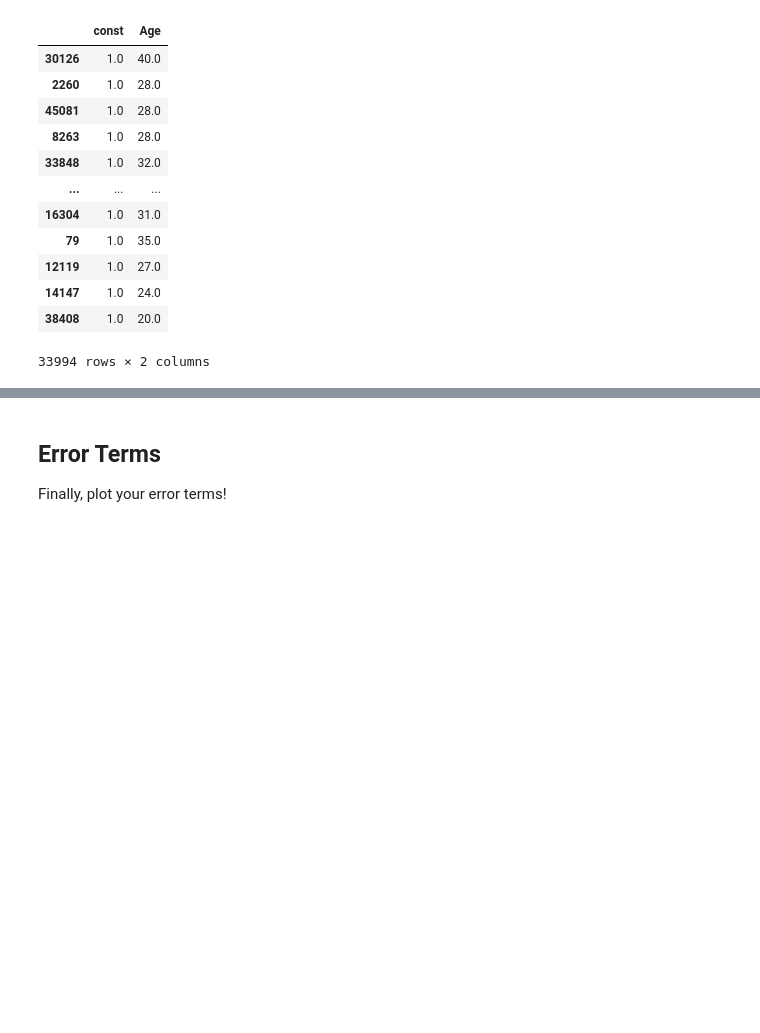
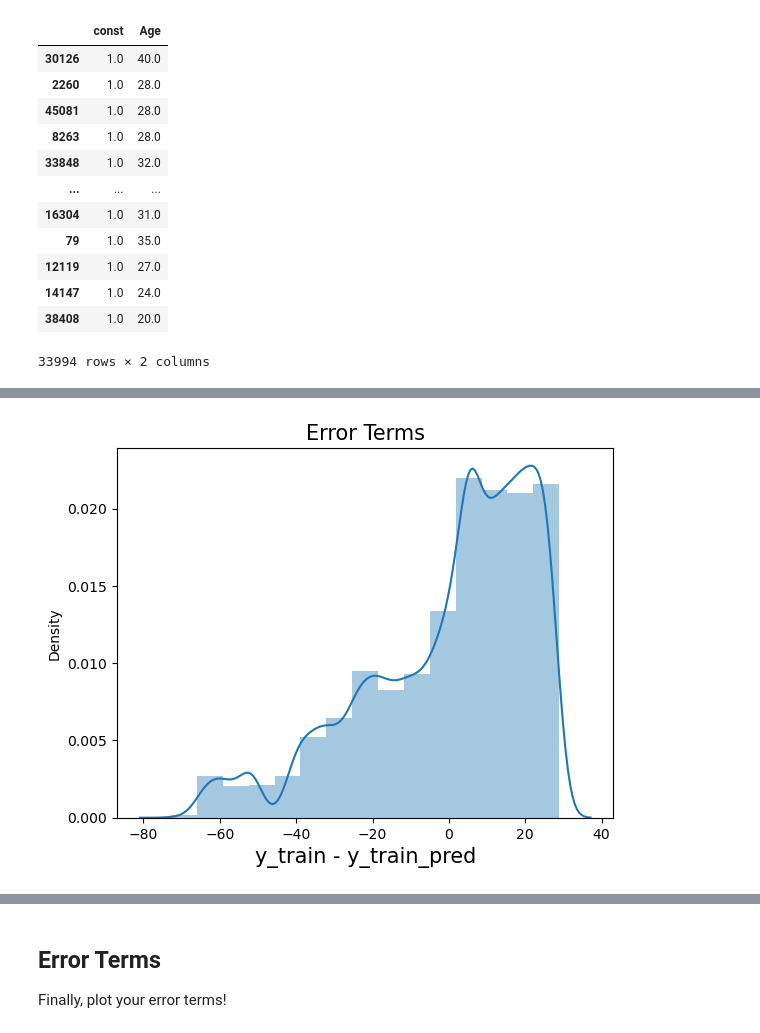
Before and after one commit to ponchitra90/checkpoint-five, a Jupyter notebook: checkpoint-five.ipynb, the cells around one changed output, grey strips where cells are left out. Drawn from its saved outputs; the diff is of its cells as text; code cells hidden in the pictures; blank space fills up the shorter version.

```diff
--- a/checkpoint-five.ipynb
+++ b/checkpoint-five.ipynb
@@ -163,0 +196,4 @@ ValueError: Pandas data cast to numpy dtype of object. Check input data with np.
+# %%
+# Predicting y_value using traingn data of X
+y_train_pred = lr.predict(X_train_sm)
+y_train_pred
@@ -163,0 +213,4 @@ ValueError: Pandas data cast to numpy dtype of object. Check input data with np.
+# %%
+# Creating residuals from the y_train data and predicted y_data
+res = (y_train - y_train_pred)
+res
@@ -163,0 +230,9 @@ ValueError: Pandas data cast to numpy dtype of object. Check input data with np.
+# %%
+# Plotting the histogram using the residual values
+fig = plt.figure()
+sns.distplot(res, bins = 15)
+plt.title('Error Terms', fontsize = 15)
+plt.xlabel('y_train - y_train_pred', fontsize = 15)
+plt.show()
+# %% [output]
+[figure, added]
```
Also changed, not shown: parts of 17 cells of this notebook.
